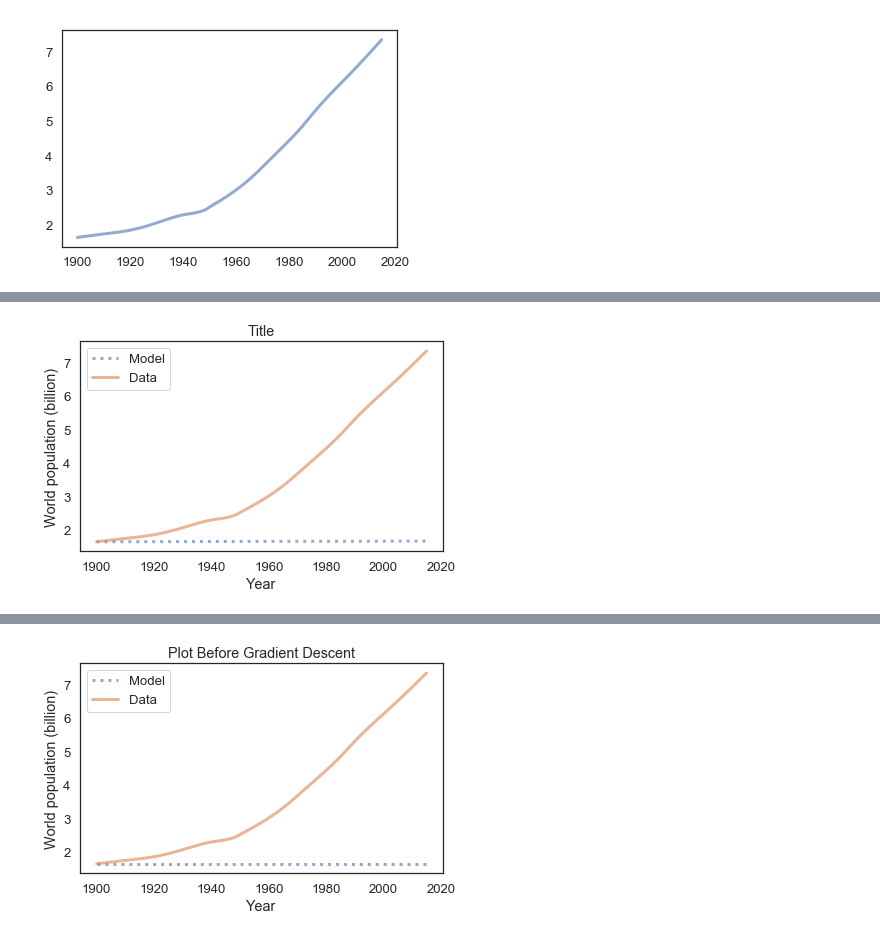
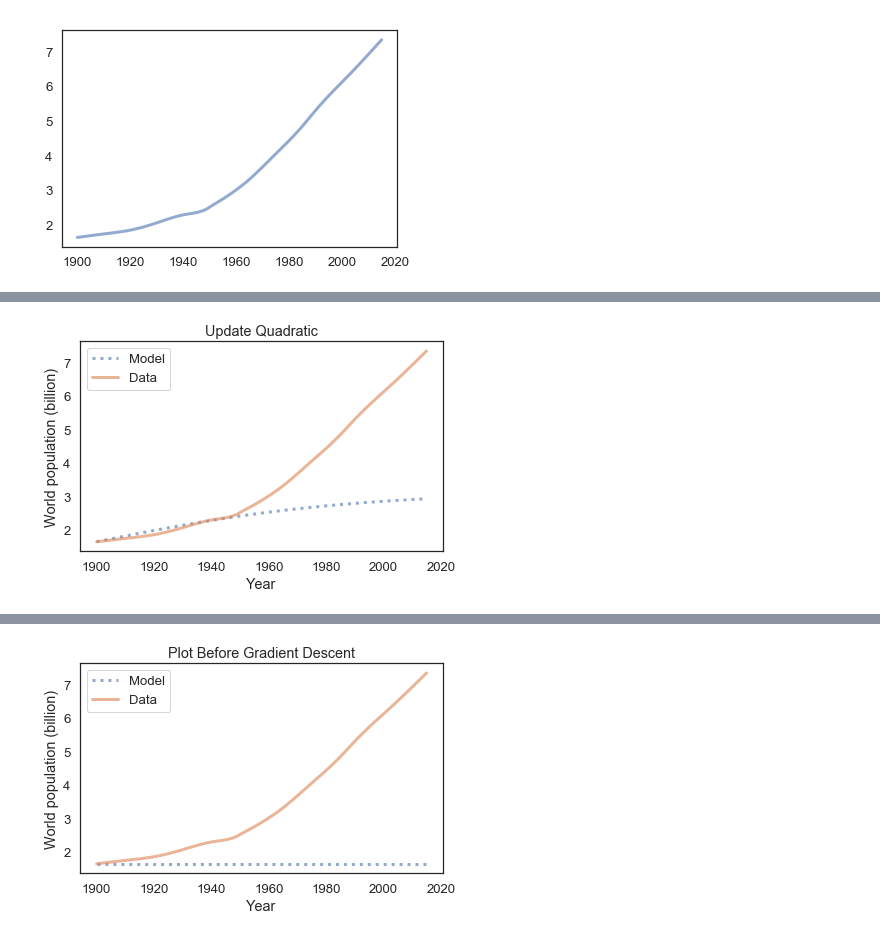
Before and after one commit to jamesHo22/ModSimPy, a Jupyter notebook: code/Project_One.ipynb, the cells around one changed output, grey strips where cells are left out. Drawn from its saved outputs; the diff is of its cells as text; code cells hidden in the pictures.

```diff
--- a/code/Project_One.ipynb
+++ b/code/Project_One.ipynb
@@ -137,17 +140,3 @@ def update_quadratic(pop, system):
     netGrowth = system.alpha * pop + system.beta * pop**2
     result = netGrowth + pop
     return result
-# %%
-def plot_results(modelPop, realPop, years, title):
-    """Plot the estimates and the model.
-
-    census: TimeSeries of population estimates
-    un: TimeSeries of population estimates
-    timeseries: TimeSeries of simulation results
-    title: string
-    """
-    plot(years, modelPop, ':', label='Model')
-    plot(years, realPop, label='Data')
-    decorate(xlabel='Year',
-             ylabel='World population (billion)',
-             title=title)
@@ -160,16 +147,17 @@ modelSystem = System(t_0 = t_0,
                     t_end = t_end,
                     p_0 = p_0,
                     annual_growth = annual_growth,
-                    birth_rate = 0.03,
+                    birth_rate = 0.02,
                     death_rate = 0.011,
-                    alpha = 0.00022,
-                    beta = -0.00007,
-                    gamma = -0.00003);
+                    alpha = 0.022,
+                    beta = -0.007,
+                    gamma = -0.00008);
-# %%
-population = run_sim(modelSystem, update_quadratic);
-plot_results(population, pop1900, year1900, "Title")
-# %% [output]
-[figure, removed]
+# %%
+# Run the simulation using the quadtratic update function and plot the results
+population_quad = run_sim(modelSystem, update_quadratic);
+plot_results(population_quad, pop1900, year1900, "Update Quadratic")
+# %% [output]
+[figure, added]
 # %%
 # Update function: polynomial growth
 def update_poly(pop, system):
```
Also changed, not shown: parts of 32 cells of this notebook.
